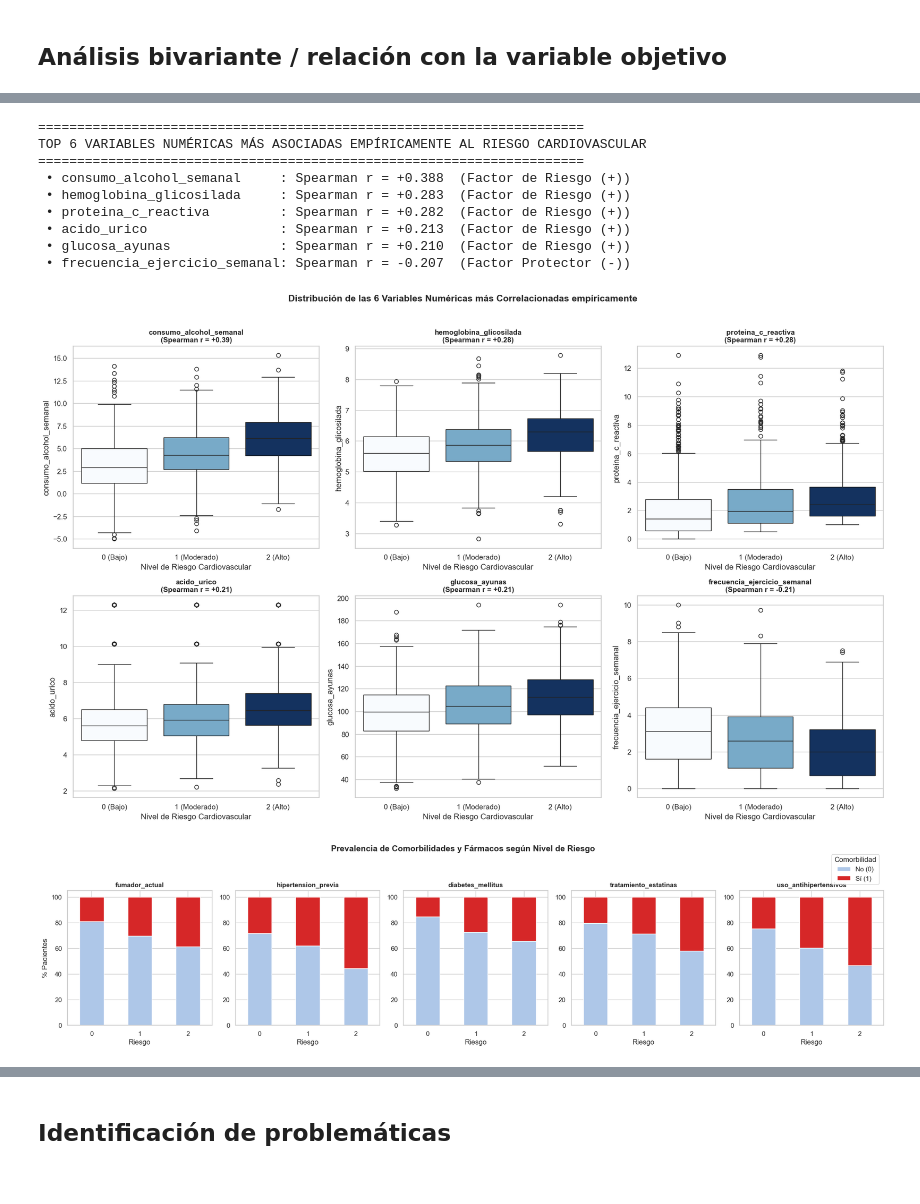
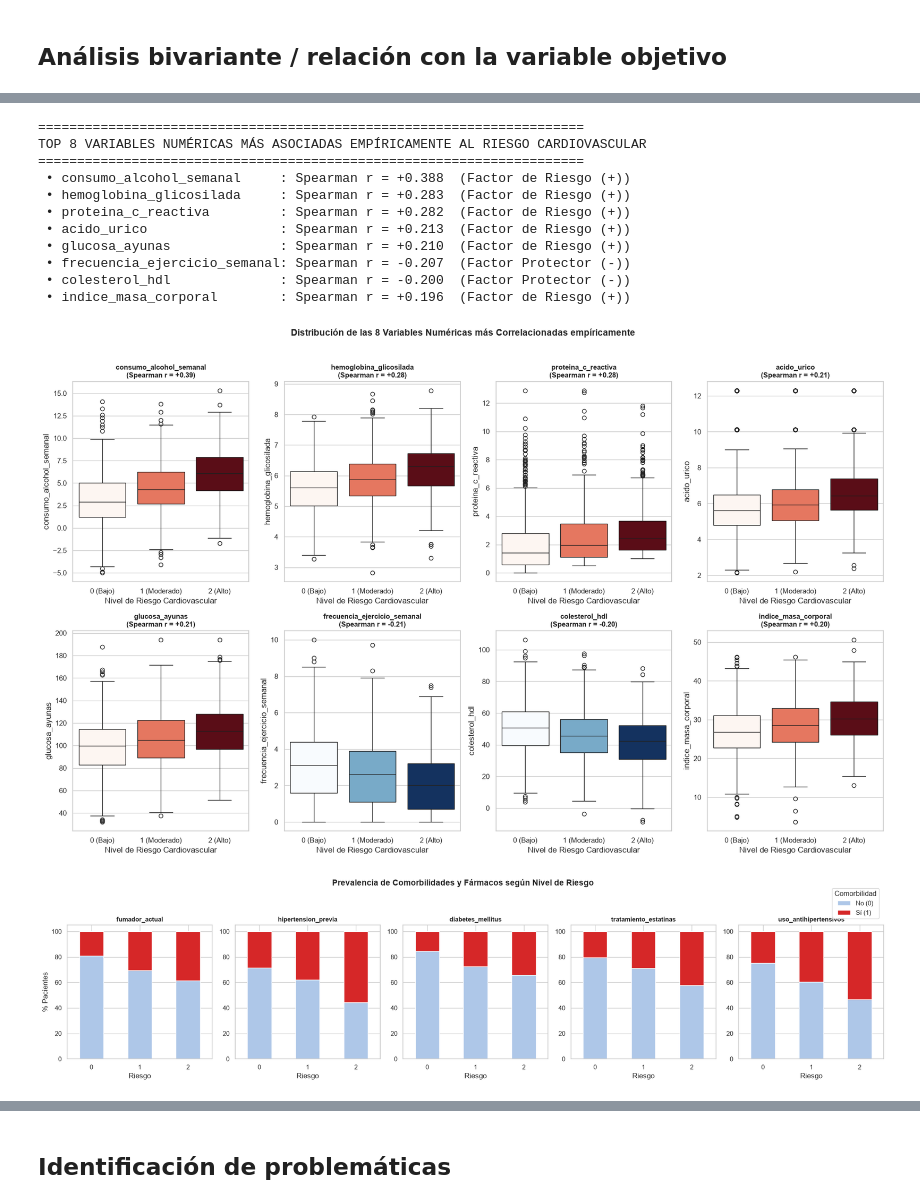
Before and after one commit to madalenointhemorning/MachineLearningUMU, a Jupyter notebook: notebooks/01_eda.ipynb, the cells around one changed output, grey strips where cells are left out. Drawn from its saved outputs; the diff is of its cells as text; code cells hidden in the pictures.

```diff
--- a/notebooks/01_eda.ipynb
+++ b/notebooks/01_eda.ipynb
@@ -235,10 +244,6 @@ Podemos ver en los tipos enumerados que serán necesarias variables dummy binari
 # ==============================================================================
 # ANÁLISIS BIVARIANTE / RELACIÓN CON LA VARIABLE OBJETIVO
 # ==============================================================================
-import matplotlib.pyplot as plt
-import numpy as np
-import pandas as pd
-import seaborn as sns
 
 # ------------------------------------------------------------------------------
 # 1. MATRIZ DE CORRELACIÓN DE SPEARMAN (NUMÉRICAS + TARGET)
@@ -269,14 +274,12 @@ plt.show()
 # ------------------------------------------------------------------------------
 # 2. TOP VARIABLES NUMÉRICAS CON MAYOR PODER DISCRIMINATORIO EMPÍRICO
 # ------------------------------------------------------------------------------
-# Calculamos la correlación de Spearman de cada variable numérica con el target
-# y seleccionamos las 6 de mayor magnitud absoluta (positivas o protectoras/negativas)
-corr_with_target = df[NUM_COLS].corrwith(df[TARGET_COL], method="spearman")
-top_features = corr_with_target.abs().sort_values(ascending=False).head(6).index
-
+# Seleccionamos las 8 de mayor magnitud absoluta (positivas o protectoras/negativas)
+corr_with_target = corr_matrix.loc[NUM_COLS, TARGET_COL]
+top_features = corr_with_target.abs().sort_values(ascending=False).head(8).index
 print("=" * 70)
 print(
-    "TOP 6 VARIABLES NUMÉRICAS MÁS ASOCIADAS EMPÍRICAMENTE AL RIESGO CARDIOVASCULAR"
+    "TOP 8 VARIABLES NUMÉRICAS MÁS ASOCIADAS EMPÍRICAMENTE AL RIESGO CARDIOVASCULAR"
 )
 print("=" * 70)
 for feat in top_features:
@@ -285,7 +288,7 @@ for feat in top_features:
     print(f" • {feat:28s}: Spearman r = {r_val:+.3f}  ({tipo})")
 
 # Visualización mediante Boxplots estratificados por nivel de riesgo
-fig, axes = plt.subplots(2, 3, figsize=(18, 11))
+fig, axes = plt.subplots(2, 4, figsize=(18, 11))
 axes = axes.flatten()
 
 class_labels_short = ["0 (Bajo)", "1 (Moderado)", "2 (Alto)"]
@@ -297,7 +300,7 @@ for idx, col in enumerate(top_features):
         y=col,
         data=df,
         ax=axes[idx],
-        palette="Blues",
+        palette="Reds" if r_val > 0 else "Blues",
         hue=TARGET_COL,
         legend=False,
     )
@@ -309,7 +312,7 @@ for idx, col in enumerate(top_features):
     axes[idx].set_ylabel(col)
 
 plt.suptitle(
-    "Distribución de las 6 Variables Numéricas más Correlacionadas empíricamente",
+    "Distribución de las 8 Variables Numéricas más Correlacionadas empíricamente",
     y=1.02,
     fontsize=14,
     fontweight="bold",
@@ -396,12 +399,14 @@ plt.show()
 ======================================================================
-TOP 6 VARIABLES NUMÉRICAS MÁS ASOCIADAS EMPÍRICAMENTE AL RIESGO CARDIOVASCULAR
+TOP 8 VARIABLES NUMÉRICAS MÁS ASOCIADAS EMPÍRICAMENTE AL RIESGO CARDIOVASCULAR
 ======================================================================
  • consumo_alcohol_semanal     : Spearman r = +0.388  (Factor de Riesgo (+))
  • hemoglobina_glicosilada     : Spearman r = +0.283  (Factor de Riesgo (+))
  • proteina_c_reactiva         : Spearman r = +0.282  (Factor de Riesgo (+))
  • acido_urico                 : Spearman r = +0.213  (Factor de Riesgo (+))
  • glucosa_ayunas              : Spearman r = +0.210  (Factor de Riesgo (+))
  • frecuencia_ejercicio_semanal: Spearman r = -0.207  (Factor Protector (-))
+ • colesterol_hdl              : Spearman r = -0.200  (Factor Protector (-))
+ • indice_masa_corporal        : Spearman r = +0.196  (Factor de Riesgo (+))
-[figure, old version]
+[figure, new version]
 [figure]
 [figure]
```
Also changed, not shown: parts of 6 cells of this notebook, 3 other files.
